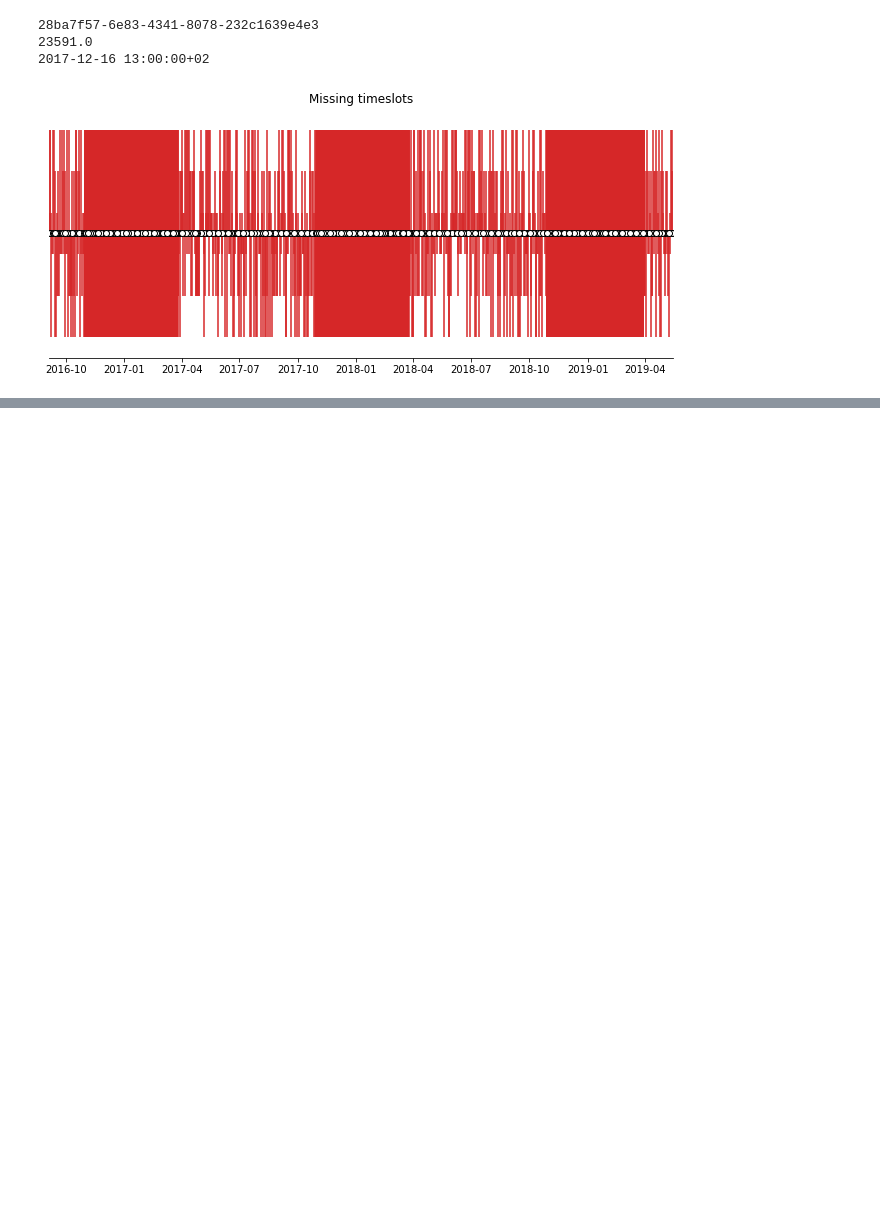
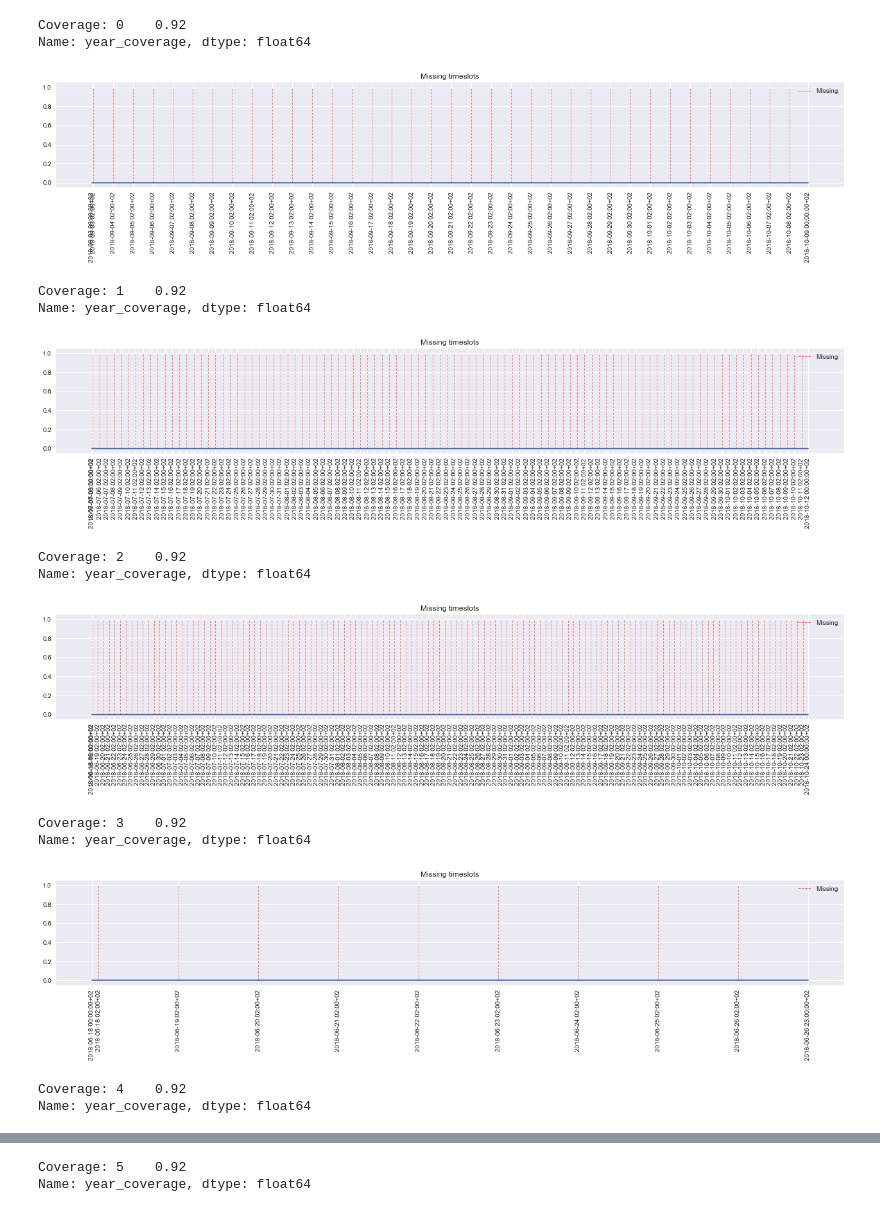
Before and after one commit to 4ug-aug/Otovo-OptimalControl, a Jupyter notebook: year_coverage.ipynb, the cells around one changed output, grey strips where cells are left out. Saved outputs shown, nothing was run; the diff lists cells and outputs as text; code cells hidden in the pictures; blank space fills up the shorter version.

Commit message:
Feat: Remade plotting missing timeslots, refined coverage calculation and minor other things

```diff
--- a/year_coverage.ipynb
+++ b/year_coverage.ipynb
@@ -19,15 +37,7 @@ df_prod.reset_index(drop=True, inplace=True)
 # Get index for timeslot = 01-01-2018 00:01:00
 
 def create_ideal_index(index_start, index_end):
-    new_index = []
-    # Find hours between index_start and index_end
-    hours = (pd.to_datetime(index_end) - pd.to_datetime(index_start)).total_seconds() // 3600
-    # Create list of hourly datetime index_start to datetime index_end
-    for i in range(0, int(hours)):
-        new_index.append(
-            pd.to_datetime(
-                index_start) + pd.Timedelta(i, unit="h")
-        )
+    new_index = pd.date_range(start = index_start, end = index_end, freq = "1H")
     # Convert new_index to string
     new_index = [str(x).replace("02:00", "02") for x in new_index]
     return new_index
@@ -71,5 +100,5 @@ def plot_missing_dates_on_timeline(start, end, missing, title = "Missing timeslo
 # %%
 # Get unique meter_ids
-meter_ids_unique = df.meter_id.unique()
+meter_ids_unique = df_prod.meter_id.unique()
 print(len(meter_ids_unique))
 # %% [output]
@@ -123,3 +208,7 @@ df_coverages.to_csv("year_coverage.csv", index=False)
 # %%
 # Find 10 meter_ids with highest coverage
-df_coverages_10 = df_coverages.head(10)
+df_coverages_10_cons = df_coverages_cons.head(10)
+df_coverages_10_prod = df_coverages_prod.head(10)
+
+print(df_coverages_10_cons)
+print(df_coverages_10_prod)
@@ -126,16 +235,38 @@ df_coverages_10 = df_coverages.head(10)
 # %%
-for meter_id in df_coverages_10["meter_id"]:
-    print(meter_id)
+df_loop = df_prod
+df_coverage_loop = df_coverages_10_prod
+# Sort by coverage
+df_coverage_loop = df_coverage_loop.sort_values(by="year_coverage", ascending=False)
+
+for meter_id in df_coverage_loop["meter_id"]:
+
     dat = sorted(df_loop[df_loop["meter_id"] == meter_id]["timeslot"].values)
-    first_timeslot = dat[0]
-    last_timeslot = dat[-1]
+    first_timeslot = fix_timeslot(dat[0])
+    last_timeslot = fix_timeslot(dat[-1])
+
     new_index = create_ideal_index(first_timeslot, last_timeslot)
-    overlap = list(set(dat) & set(new_index))
+
     missing = list(set(new_index) - set(dat))
-    print(missing[0])
-    plot_missing_dates_on_timeline(pd.to_datetime(first_timeslot), pd.to_datetime(last_timeslot), pd.to_datetime(missing))
+    # Sort missing timeslots
+    missing = sorted(missing)
+    # Sort ideal timeslots
+    new_index = sorted(new_index)
+
+    print("Coverage:", df_coverage_loop[df_coverage_loop["meter_id"] == meter_id]["year_coverage"])
+    plot_missing_timeslots(first_timeslot, last_timeslot,
+                            ideal=new_index, missing = missing)
 # %% [output]
-28ba7f57-6e83-4341-8078-232c1639e4e3
-23591.0
-2017-12-16 13:00:00+02
+Coverage: 0    0.92
+Name: year_coverage, dtype: float64
-[figure, old version]
+[figure, new version]
+Coverage: 1    0.92
+Name: year_coverage, dtype: float64
+[figure, added]
+Coverage: 2    0.92
+Name: year_coverage, dtype: float64
+[figure, added]
+Coverage: 3    0.92
+Name: year_coverage, dtype: float64
+[figure, added]
+Coverage: 4    0.92
+Name: year_coverage, dtype: float64
@@ -141,0 +274,2 @@ for meter_id in df_coverages_10["meter_id"]:
+Coverage: 5    0.92
+Name: year_coverage, dtype: float64
```
Also changed, not shown: parts of 18 cells of this notebook.
